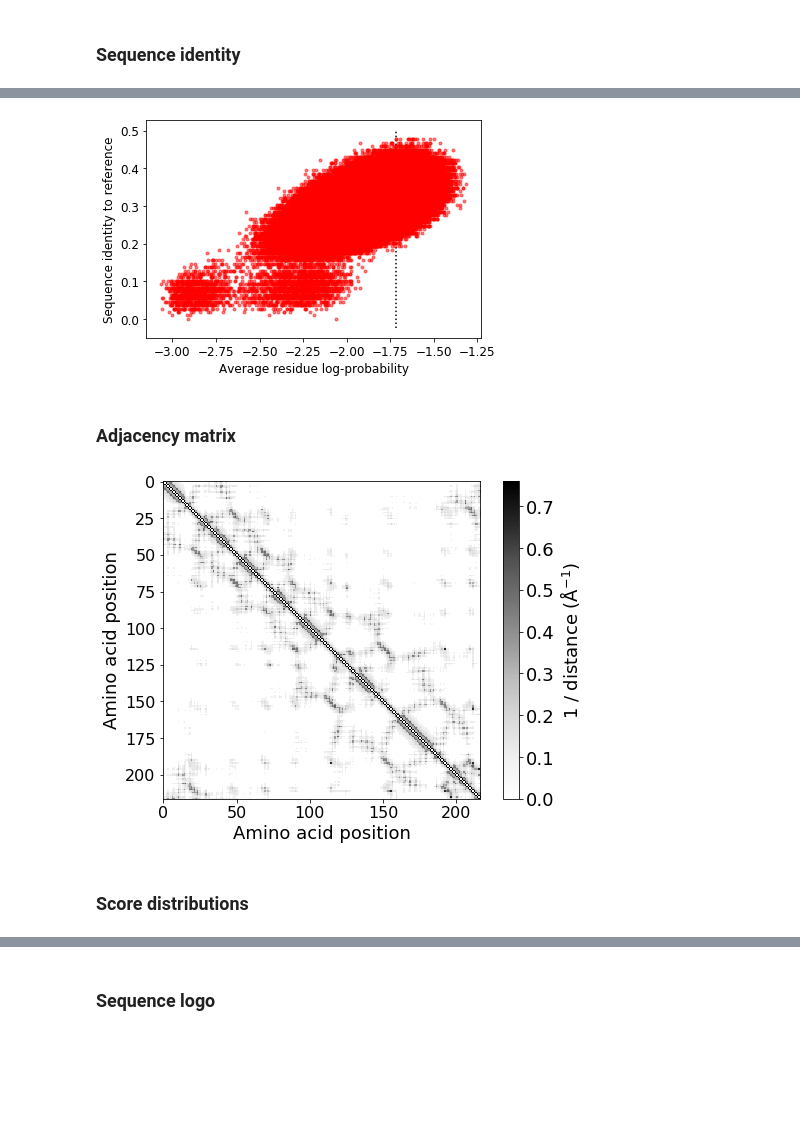
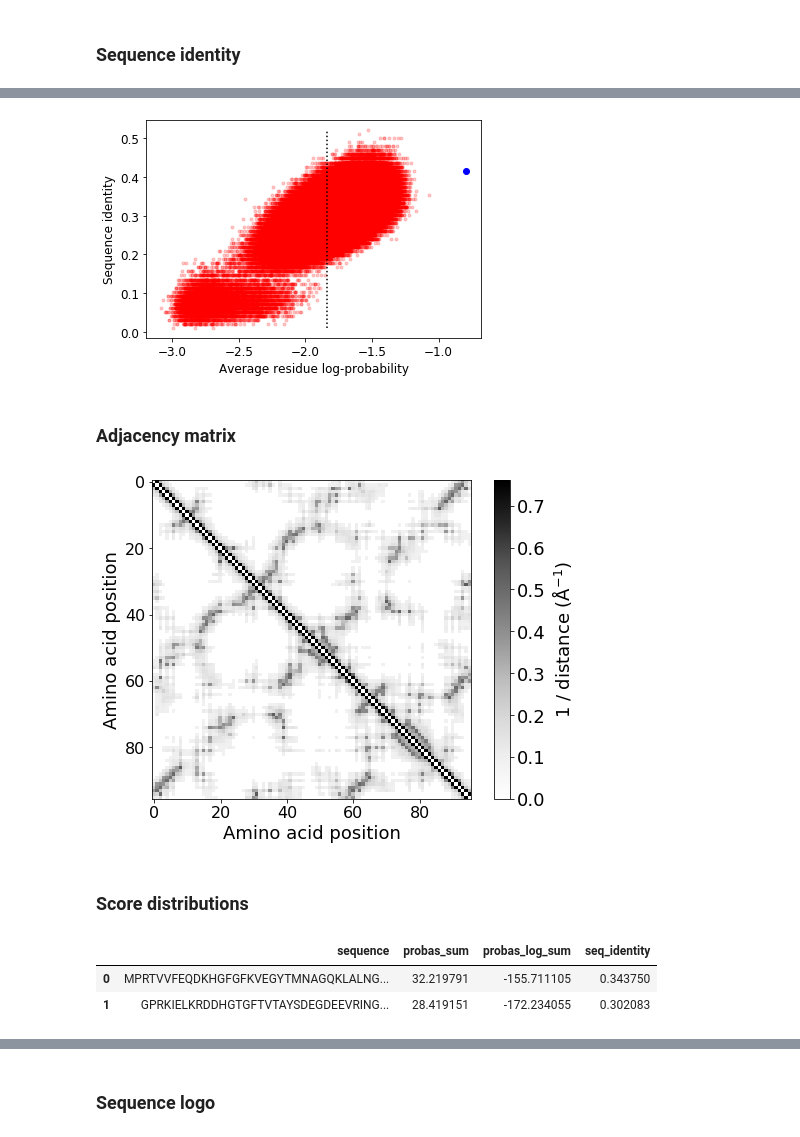
Before and after one commit to ostrokach/proteinsolver, a Jupyter notebook: notebooks/11_analyze_generated_sequences.ipynb, the cells around one changed output, grey strips where cells are left out. Drawn from its saved outputs; the diff is of its cells as text; code cells hidden in the pictures; blank space fills up the shorter version.

```diff
--- a/notebooks/11_analyze_generated_sequences.ipynb
+++ b/notebooks/11_analyze_generated_sequences.ipynb
@@ -73,0 +84,5 @@ REFERECE_PROBAS = {
+# %%
+with DESIGNS_PATH.joinpath(f"stats-{UNIQUE_ID}-{STRUCTURE_FILE.stem}.json").open("rt") as fin:
+    model_stats = json.load(fin)
+
+model_stats
@@ -89,7 +110,8 @@ NGLWidget()
 # %% [markdown]
 ### Load protein sequence and geometry
 # %%
-pdata = proteinsolver.utils.extract_seq_and_adj(STRUCTURE_FILE, 'A')
+structure = PDB.load(STRUCTURE_FILE)
+pdata = proteinsolver.utils.extract_seq_and_adj(structure, 'A')
 print(pdata)
 # %% [output]
 ProteinData(sequence='SALTQPPSASGSLGQSVTISCTGTSSDVGGYNYVSWYQQHAGKAPKVIIYEVNKRPSGVPDRFSGSKSGNTASLTVSGLQAEDEADYYCSSYEGSDNFVFGTGTKVTVL', row_index=array([  0,   0,   0, ..., 106, 106, 107]), col_index=ar ...
@@ -110,6 +132,6 @@ print(len(sequence_ref), sequence_ref)
 # %% [markdown]
 ### Convert designs into a DataFrame
 # %%
-design_files = list(DESIGNS_PATH.glob(f"designs-{SEQUENCE_GENERATION_METHOD}-{STRUCTURE_FILE.stem}-*.parquet"))
+design_files = list(DESIGNS_PATH.glob(f"designs-{UNIQUE_ID}-{SEQUENCE_GENERATION_METHOD}-{STRUCTURE_FILE.stem}-*.parquet"))
 design_files[-5:]
 # %% [output]
@@ -158,9 +185,9 @@ df.head(2)
 with plt.rc_context(rc={"font.size": 12}):
     fg, ax = plt.subplots(figsize=(6, 4))
     ax.plot(df["probas_sum"] / len(sequence_ref), df["seq_identity"], "r.", alpha=0.2)
+    ax.plot(model_stats["map_proba"], model_stats["map_sequence_identity"], "bo")
+    ax.vlines(model_stats["ref_proba"], *ax.get_ylim(), linestyles=":", zorder=10)
     ax.set_xlabel("Average residue probability")
     ax.set_ylabel("Sequence identity")
     ax.xaxis.set_major_formatter(FuncFormatter(lambda x, pos: f"{x:.3f}"))
-    if STRUCTURE_ID in REFERECE_PROBAS:
-        ax.vlines(REFERECE_PROBAS[STRUCTURE_ID][0], *ax.get_ylim(), linestyles=":")
 # %% [output]
@@ -168,15 +195,15 @@ with plt.rc_context(rc={"font.size": 12}):
 # %%
 with plt.rc_context(rc={"font.size": 12}):
     fg, ax = plt.subplots()
-    ax.plot(
-        df["probas_log_sum"] / len(sequence_ref), df["seq_identity"], "r.", alpha=0.5
+    ax.plot(df["probas_log_sum"] / len(sequence_ref), df["seq_identity"], "r.", alpha=0.2)
+    ax.plot(model_stats["map_logproba"], model_stats["map_sequence_identity"], "bo")
+    ax.vlines(
+        model_stats["ref_logproba"], df["seq_identity"].min(), df["seq_identity"].max(), linestyles=":", zorder=10
     )
     ax.set_xlabel("Average residue log-probability")
-    ax.set_ylabel("Sequence identity to reference")
-    if STRUCTURE_ID in REFERECE_PROBAS:
-        ax.vlines(REFERECE_PROBAS[STRUCTURE_ID][1], *ax.get_ylim(), linestyles=":")
+    ax.set_ylabel("Sequence identity")
 # %% [output]
-[figure, old version]
+[figure, new version]
 # %% [markdown]
 ### Adjacency matrix
 # %%
@@ -193,11 +220,17 @@ with plt.rc_context(rc={"font.size": 18}):
     cb.set_label("1 / distance (Å$^{-1}$)")
 
 fg.tight_layout()
-fg.savefig(NOTEBOOK_PATH.joinpath(STRUCTURE_FILE.stem + "-adjacency.svg"))
+fg.savefig(NOTEBOOK_PATH.joinpath(STRUCTURE_FILE.stem + "-adjacency.svg"), bbox_inches="tight")
 # %% [output]
-[figure, old version]
+[figure, new version]
 # %% [markdown]
 ### Score distributions
+# %%
+df.head(2)
+# %% [output]
+|  | sequence | probas_sum | probas_log_sum | seq_identity |
+| 0 | MPRTVVFEQDKHGFGFKVEGYTMNAGQKLALNG... | 32.219791 | -155.711105 | 0.343750 |
+| 1 | GPRKIELKRDDHGTGFTVTAYSDEGDEEVRING... | 28.419151 | -172.234055 | 0.302083 |
 # %%
 with plt.rc_context(rc={"font.size": 18}):
     fg, ax = plt.subplots(figsize=(8 * 0.9, 6 * 0.9))
```
Also changed, not shown: parts of 35 cells of this notebook.
